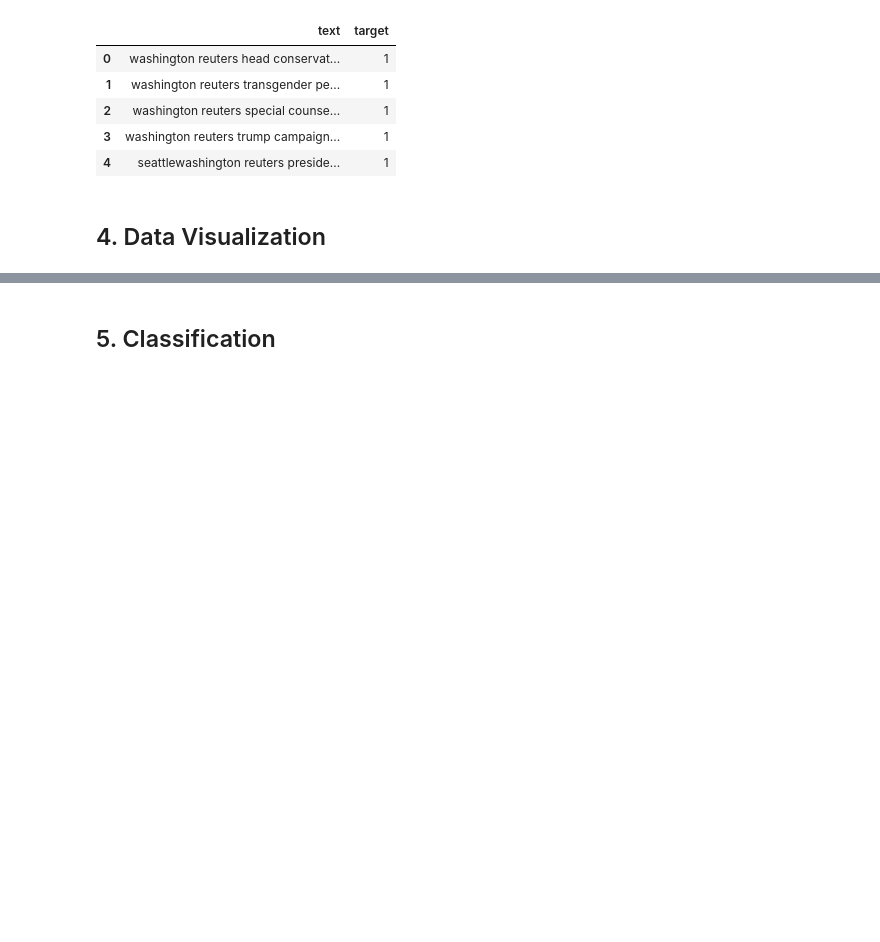
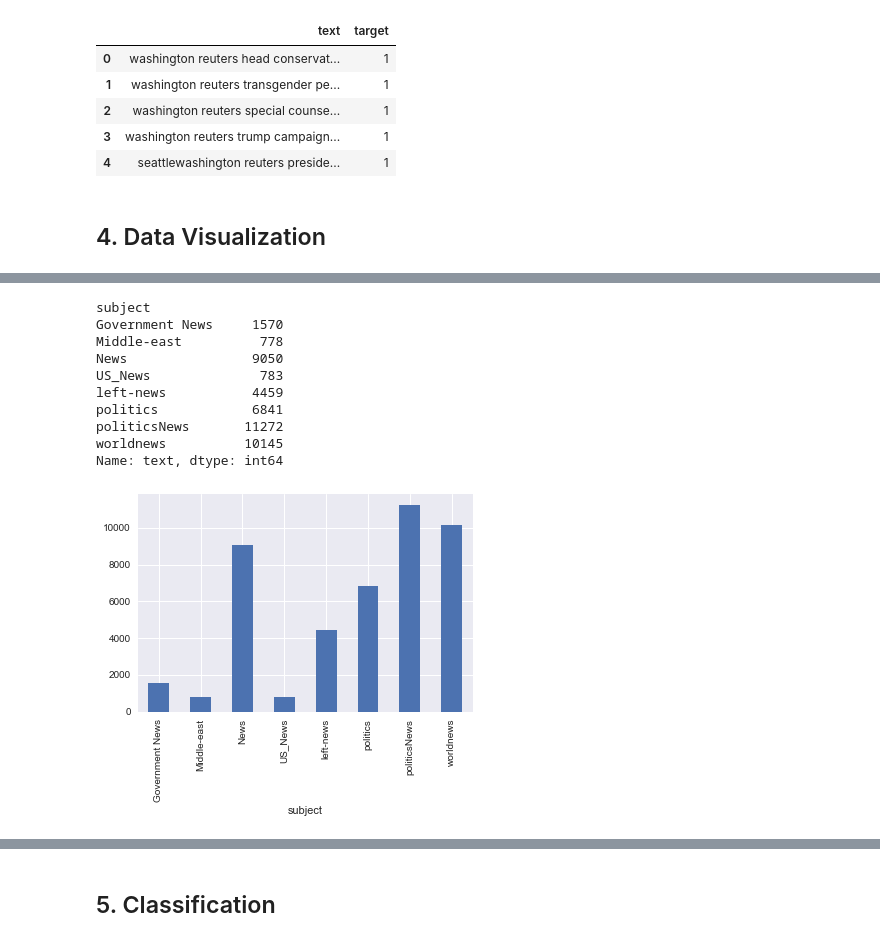
Before and after one commit to minhui-ma/Fake-news-and-real-news-classification, a Jupyter notebook: Fake_news_real_news.ipynb, the cells around one changed output, grey strips where cells are left out. Cells and saved outputs as stored; diff of their text form; code cells hidden in the pictures; blank space fills up the shorter version.

```diff
--- a/Fake_news_real_news.ipynb
+++ b/Fake_news_real_news.ipynb
@@ -208,3 +255,6 @@ data.head()
 | 4 | seattlewashington reuters preside... | 1 |
 # %% [markdown]
 ## 4. Data Visualization
+# %%
+#Creating a copy
+clean_newsdata=data.copy()
@@ -210,0 +273,17 @@ data.head()
+# %%
+#to show the bar chart for fake news and real news
+print(clean_newsdata.groupby(['subject'])['text'].count())
+clean_newsdata.groupby(['subject'])['text'].count().plot(kind="bar")
+plt.show()
+# %% [output]
+subject
+Government News     1570
+Middle-east          778
+News                9050
+US_News              783
+left-news           4459
+politics            6841
+politicsNews       11272
+worldnews          10145
+Name: text, dtype: int64
+[figure, added]
```
Also changed, not shown: parts of 19 cells of this notebook.
